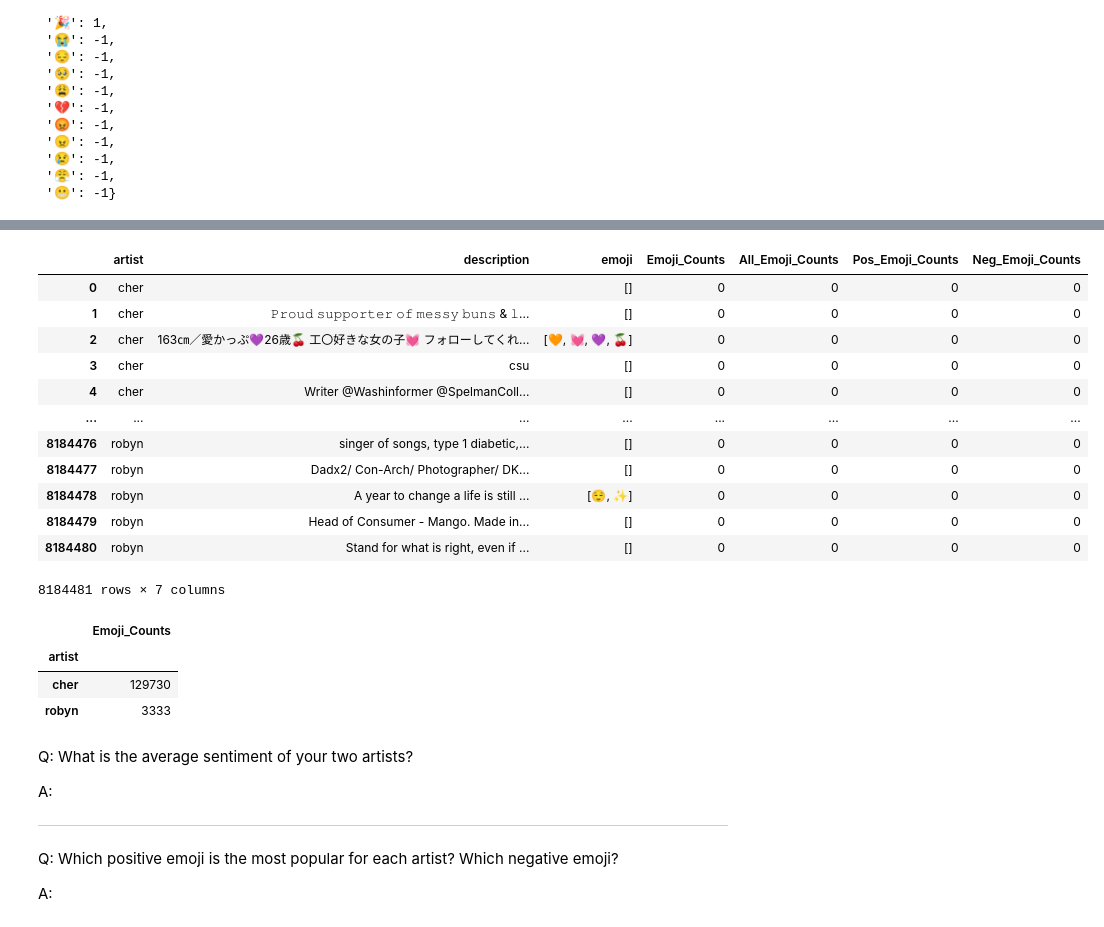
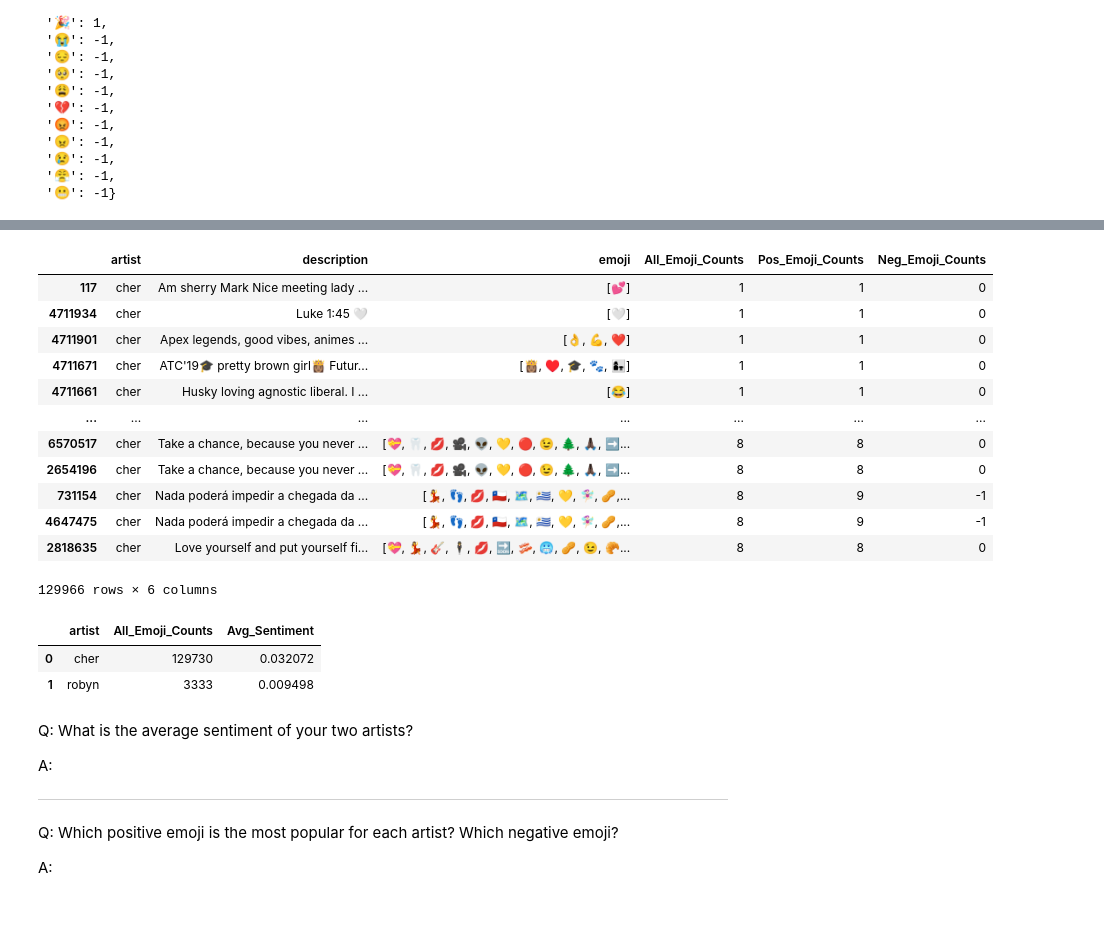
Before and after one commit to Brianne-Bell/ADS-509-textmine_M6-sentiment, a Jupyter notebook: Sentiment Assignment.ipynb, the cells around one changed output, grey strips where cells are left out. Saved outputs shown, nothing was run; the diff lists cells and outputs as text; code cells hidden in the pictures.

```diff
--- a/Sentiment Assignment.ipynb
+++ b/Sentiment Assignment.ipynb
@@ -518,18 +502,18 @@ emoji_dict = pos_emojis_set)
 twitter_df['Neg_Emoji_Counts'] = twitter_df['emoji'].apply(emoji_count,
 emoji_dict = neg_emojis_set)
 # %%
-twitter_df
+twitter_df[twitter_df['All_Emoji_Counts']>=1].sort_values('All_Emoji_Counts')
 # %% [output]
-|  | artist | description | emoji | Emoji_Counts | All_Emoji_Counts | Pos_Emoji_Counts | Neg_Emoji_Counts |
-| 0 | cher |  | [] | 0 | 0 | 0 | 0 |
-| 1 | cher | 𝙿𝚛𝚘𝚞𝚍 𝚜𝚞𝚙𝚙𝚘𝚛𝚝𝚎𝚛 𝚘𝚏 𝚖𝚎𝚜𝚜𝚢 𝚋𝚞𝚗𝚜 & 𝚕... | [] | 0 | 0 | 0 | 0 |
-| 2 | cher | 163㎝／愛かっぷ💜26歳🍒 工〇好きな女の子💓 フォローしてくれ... | [🧡, 💓, 💜, 🍒] | 0 | 0 | 0 | 0 |
-| 3 | cher | csu | [] | 0 | 0 | 0 | 0 |
-| 4 | cher | Writer @Washinformer @SpelmanColl... | [] | 0 | 0 | 0 | 0 |
-| ... | ... | ... | ... | ... | ... | ... | ... |
-| 8184476 | robyn | singer of songs, type 1 diabetic,... | [] | 0 | 0 | 0 | 0 |
-| 8184477 | robyn | Dadx2/ Con-Arch/ Photographer/ DK... | [] | 0 | 0 | 0 | 0 |
-| 8184478 | robyn | A year to change a life is still ... | [😌, ✨] | 0 | 0 | 0 | 0 |
-| 8184479 | robyn | Head of Consumer - Mango. Made in... | [] | 0 | 0 | 0 | 0 |
-| 8184480 | robyn | Stand for what is right, even if ... | [] | 0 | 0 | 0 | 0 |
+|  | artist | description | emoji | All_Emoji_Counts | Pos_Emoji_Counts | Neg_Emoji_Counts |
+| 117 | cher | Am sherry Mark Nice meeting lady ... | [💕] | 1 | 1 | 0 |
+| 4711934 | cher | Luke 1:45 🤍 | [🤍] | 1 | 1 | 0 |
+| 4711901 | cher | Apex legends, good vibes, animes ... | [👌, 💪, ❤️] | 1 | 1 | 0 |
+| 4711671 | cher | ATC'19🎓 pretty brown girl👸🏽 Futur... | [👸🏽, ♥️, 🎓, 🐾, 👩‍👧] | 1 | 1 | 0 |
+| 4711661 | cher | Husky loving agnostic liberal. I ... | [😂] | 1 | 1 | 0 |
+| ... | ... | ... | ... | ... | ... | ... |
+| 6570517 | cher | Take a chance, because you never ... | [💝, 🦷, 💋, 🎥, 👽, 💛, 🔴, 😉, 🌲, 🙏🏿, ➡... | 8 | 8 | 0 |
+| 2654196 | cher | Take a chance, because you never ... | [💝, 🦷, 💋, 🎥, 👽, 💛, 🔴, 😉, 🌲, 🙏🏿, ➡... | 8 | 8 | 0 |
+| 731154 | cher | Nada poderá impedir a chegada da ... | [💃, 👣, 💋, 🇨🇱, 🗺, 🇺🇾, 💛, 🧚🏻‍♀️, 🥜,... | 8 | 9 | -1 |
+| 4647475 | cher | Nada poderá impedir a chegada da ... | [💃, 👣, 💋, 🇨🇱, 🗺, 🇺🇾, 💛, 🧚🏻‍♀️, 🥜,... | 8 | 9 | -1 |
+| 2818635 | cher | Love yourself and put yourself fi... | [💝, 💃, 🎸, 🕴️, 💋, 🔜, 🥓, 🥶, 🥜, 😉, 🥐... | 8 | 8 | 0 |
-8184481 rows × 7 columns
+129966 rows × 6 columns
@@ -542,13 +521,23 @@ twitter_df['Emoji_Counts'] = twitter_df['emoji'].apply(emoji_count)
 cher_followers = 4044978
 robyn_followers = 350902
 
+import numpy as np
 
-twitter_df.groupby('artist').agg({"Emoji_Counts":"sum"})
+df = twitter_df.groupby('artist').agg({"All_Emoji_Counts":"sum"}).reset_index()
+
+def by_artist_func(df):
+    if df['artist'] == 'cher':
+        return(df["All_Emoji_Counts"]/cher_followers)
+    elif df['artist'] == 'robyn':
+        return(df["All_Emoji_Counts"]/robyn_followers)
+
+df['Avg_Sentiment'] = df.apply(by_artist_func, axis = 1)
+
+df
 # %% [output]
-|  | Emoji_Counts |
-| artist |  |
-| cher | 129730 |
-| robyn | 3333 |
+|  | artist | All_Emoji_Counts | Avg_Sentiment |
+| 0 | cher | 129730 | 0.032072 |
+| 1 | robyn | 3333 | 0.009498 |
 # %% [markdown]
 Q: What is the average sentiment of your two artists?
 
```
Also changed, not shown: parts of 3 cells of this notebook.
